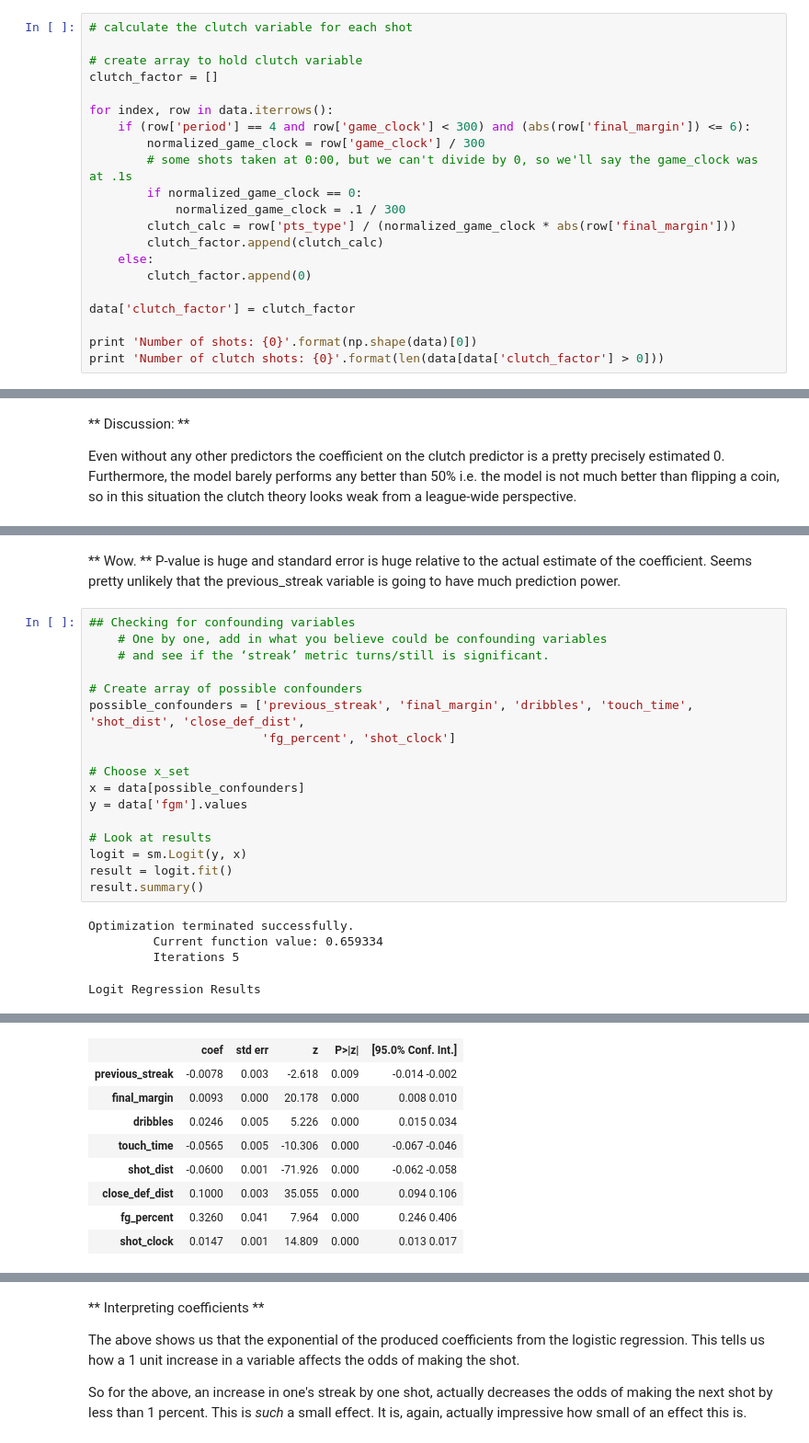
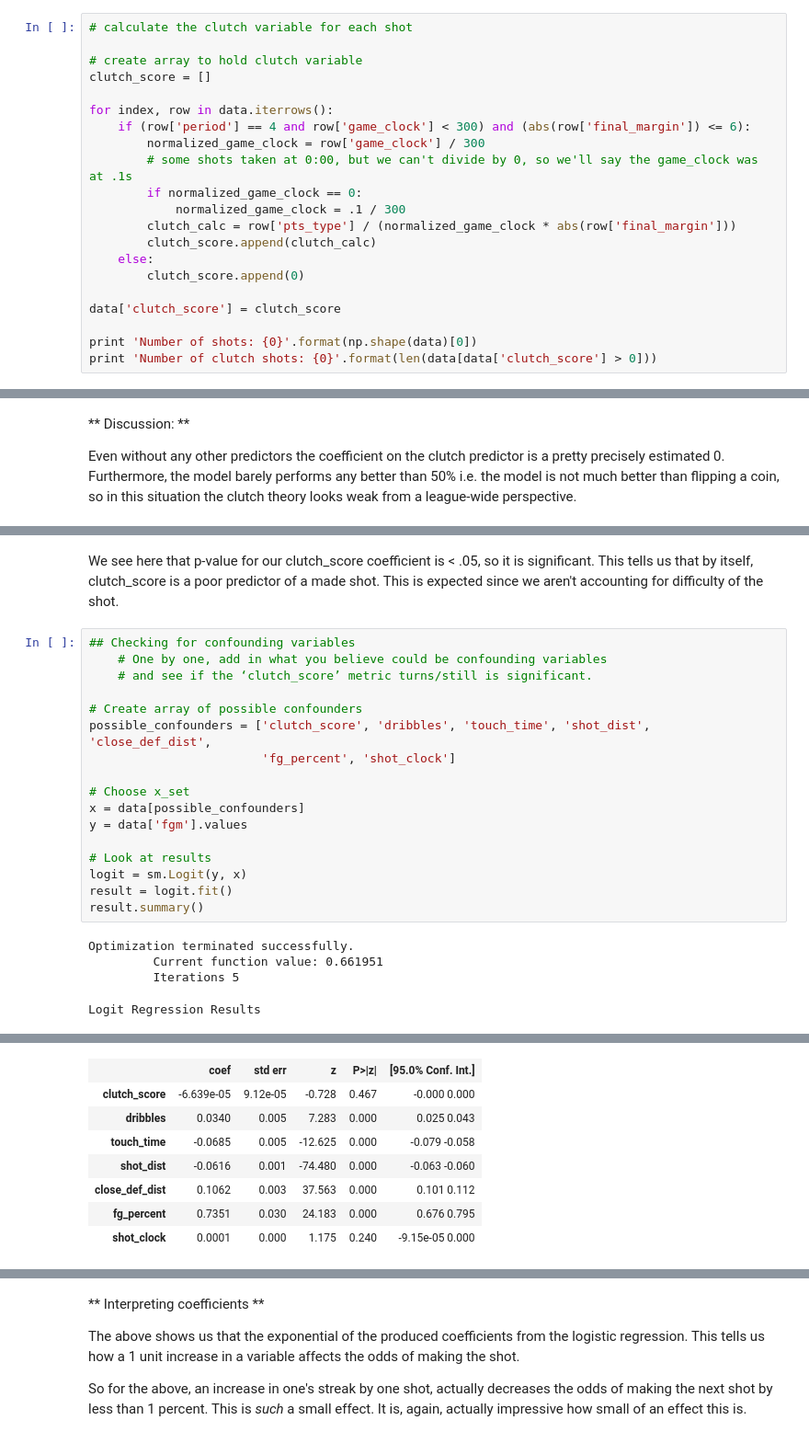
Before and after one commit to kylekwong/cs109-hot-hand, a Jupyter notebook: clutch_factor.ipynb, the cells around one changed output, grey strips where cells are left out. Shown: that part at 92% size. Drawn from its saved outputs; the diff is of its cells as text.

```diff
--- a/clutch_factor.ipynb
+++ b/clutch_factor.ipynb
@@ -126,7 +126,7 @@ This gives us a dimensionless parameter, and ensures that each parameter is give
 # calculate the clutch variable for each shot
 
 # create array to hold clutch variable
-clutch_factor = []
+clutch_score = []
 
 for index, row in data.iterrows():
     if (row['period'] == 4 and row['game_clock'] < 300) and (abs(row['final_margin']) <= 6):
@@ -135,14 +135,14 @@ for index, row in data.iterrows():
         if normalized_game_clock == 0:
             normalized_game_clock = .1 / 300
         clutch_calc = row['pts_type'] / (normalized_game_clock * abs(row['final_margin']))
-        clutch_factor.append(clutch_calc)
+        clutch_score.append(clutch_calc)
     else:
-        clutch_factor.append(0)
+        clutch_score.append(0)
 
-data['clutch_factor'] = clutch_factor
+data['clutch_score'] = clutch_score
 
 print 'Number of shots: {0}'.format(np.shape(data)[0])
-print 'Number of clutch shots: {0}'.format(len(data[data['clutch_factor'] > 0]))
+print 'Number of clutch shots: {0}'.format(len(data[data['clutch_score'] > 0]))
 # %% [output]
 Number of shots: 118033
 Number of clutch shots: 4653
@@ -228,12 +228,12 @@ Logit Regression Results
-# %% [markdown]
-** Wow. ** P-value is huge and standard error is huge relative to the actual estimate of the coefficient. Seems pretty unlikely that the previous_streak variable is going to have much prediction power.
+# %% [markdown]
+We see here that p-value for our clutch_score coefficient is < .05, so it is significant. This tells us that by itself, clutch_score is a poor predictor of a made shot. This is expected since we aren't accounting for difficulty of the shot.
 # %%
 ## Checking for confounding variables
     # One by one, add in what you believe could be confounding variables
-    # and see if the ‘streak’ metric turns/still is significant.
+    # and see if the ‘clutch_score’ metric turns/still is significant.
 
 # Create array of possible confounders
-possible_confounders = ['previous_streak', 'final_margin', 'dribbles', 'touch_time', 'shot_dist', 'close_def_dist',
+possible_confounders = ['clutch_score', 'dribbles', 'touch_time', 'shot_dist', 'close_def_dist',
                         'fg_percent', 'shot_clock']
 
 # Choose x_set
@@ -246,7 +246,7 @@ result = logit.fit()
 result.summary()
 # %% [output]
 Optimization terminated successfully.
-         Current function value: 0.659334
+         Current function value: 0.661951
          Iterations 5
 Logit Regression Results
 | Dep. Variable: | y | No. Observations: | 118033 |
@@ -257,14 +257,13 @@ Logit Regression Results
 | converged: | True | LL-Null: | -81328. |
 |  |  | LLR p-value: | 0.000 |
 |  | coef | std err | z | P>|z| | [95.0% Conf. Int.] |
-| previous_streak | -0.0078 | 0.003 | -2.618 | 0.009 | -0.014 -0.002 |
-| final_margin | 0.0093 | 0.000 | 20.178 | 0.000 | 0.008 0.010 |
-| dribbles | 0.0246 | 0.005 | 5.226 | 0.000 | 0.015 0.034 |
-| touch_time | -0.0565 | 0.005 | -10.306 | 0.000 | -0.067 -0.046 |
-| shot_dist | -0.0600 | 0.001 | -71.926 | 0.000 | -0.062 -0.058 |
-| close_def_dist | 0.1000 | 0.003 | 35.055 | 0.000 | 0.094 0.106 |
-| fg_percent | 0.3260 | 0.041 | 7.964 | 0.000 | 0.246 0.406 |
-| shot_clock | 0.0147 | 0.001 | 14.809 | 0.000 | 0.013 0.017 |
+| clutch_score | -6.639e-05 | 9.12e-05 | -0.728 | 0.467 | -0.000 0.000 |
+| dribbles | 0.0340 | 0.005 | 7.283 | 0.000 | 0.025 0.043 |
+| touch_time | -0.0685 | 0.005 | -12.625 | 0.000 | -0.079 -0.058 |
+| shot_dist | -0.0616 | 0.001 | -74.480 | 0.000 | -0.063 -0.060 |
+| close_def_dist | 0.1062 | 0.003 | 37.563 | 0.000 | 0.101 0.112 |
+| fg_percent | 0.7351 | 0.030 | 24.183 | 0.000 | 0.676 0.795 |
+| shot_clock | 0.0001 | 0.000 | 1.175 | 0.240 | -9.15e-05 0.000 |
 # %%
 ## Score model
 
```
Also changed, not shown: parts of 10 cells of this notebook.
